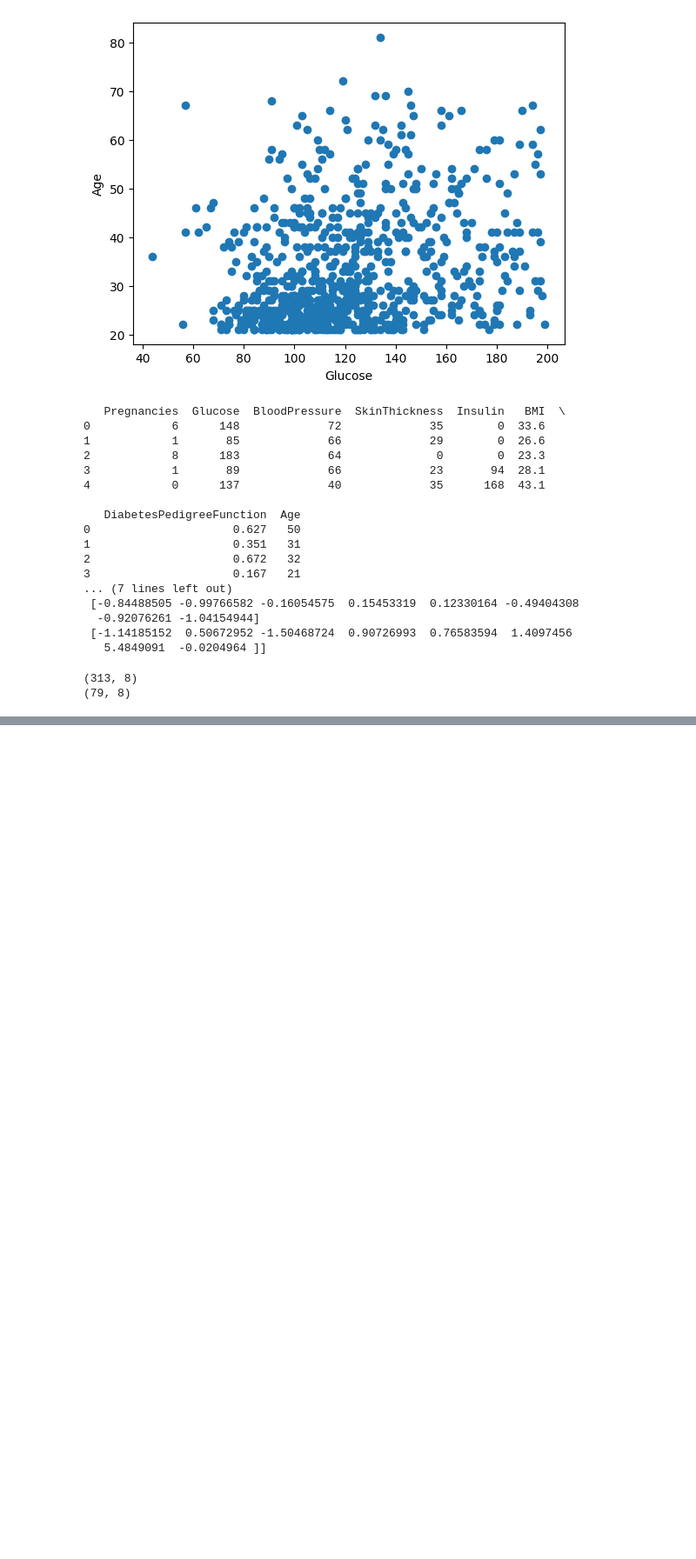
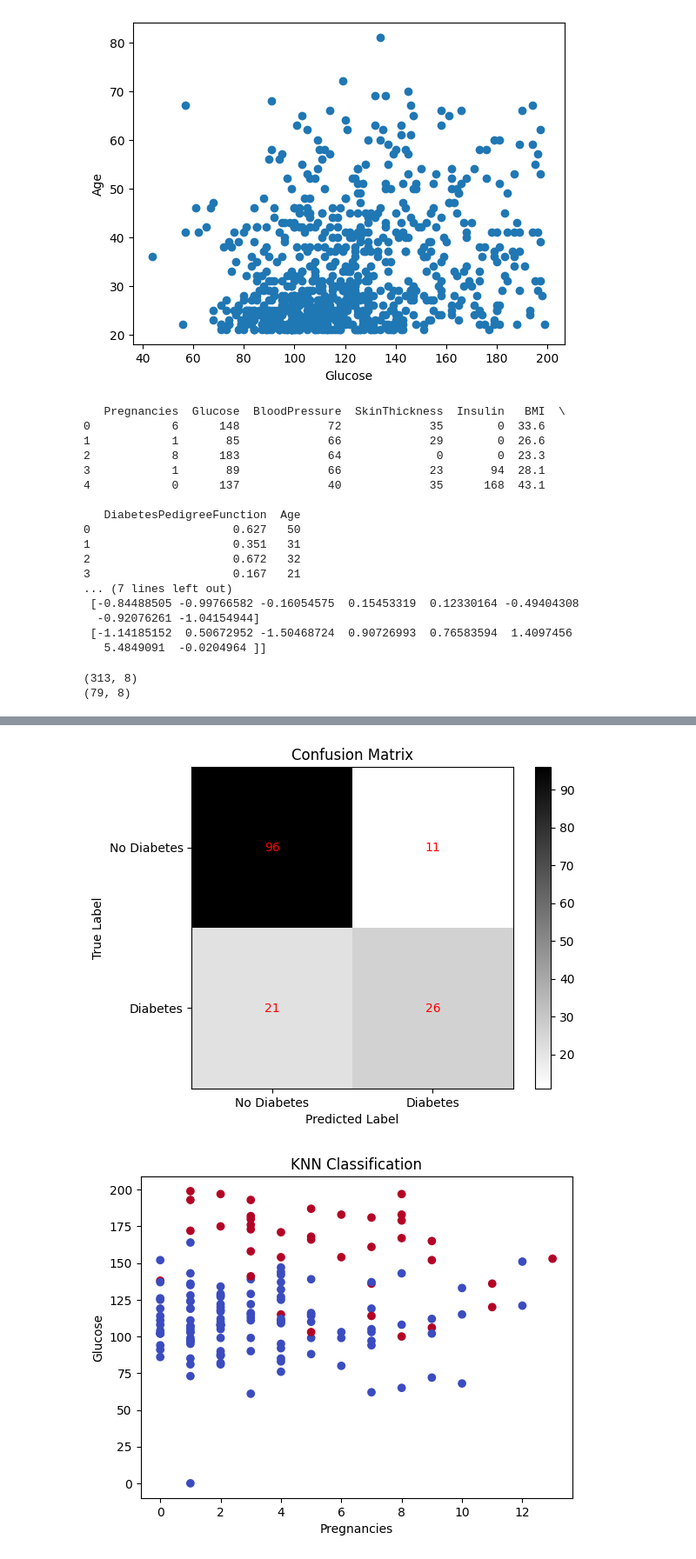
Before and after one commit to gru13/X_gen_learning2023_Work_shop, a Jupyter notebook: X_gen_learning/Data_pre_processing/data_preprocessing.ipynb, the cells around one changed output, grey strips where cells are left out. Shown at 87% size. Cells and saved outputs as stored; diff of their text form; code cells hidden in the pictures; blank space fills up the shorter version.

```diff
--- a/X_gen_learning/Data_pre_processing/data_preprocessing.ipynb
+++ b/X_gen_learning/Data_pre_processing/data_preprocessing.ipynb
@@ -407,0 +394,47 @@ plt.show()
+# %%
+from sklearn.neighbors import KNeighborsClassifier
+from sklearn.metrics import confusion_matrix
+from matplotlib.colors import ListedColormap
+
+# Load the dataset into a pandas DataFrame
+df = pd.read_csv('diabetes.csv')
+
+# Split the dataset into a training set and a testing set
+X = df.iloc[:, :-1].values
+y = df.iloc[:, -1].values
+X_train, X_test, y_train, y_test = train_test_split(X, y, test_size=0.2, random_state=0)
+
+# Train the KNN model
+classifier = KNeighborsClassifier(n_neighbors=10, metric='minkowski', p=2)
+classifier.fit(X_train, y_train)
+
+# Predict the testing set results
+y_pred = classifier.predict(X_test)
+
+cm = confusion_matrix(y_test, y_pred)
+
+# Create a plot of the confusion matrix
+plt.imshow(cm, cmap='binary')
+plt.colorbar()
+
+
+# Add text annotations to the plot
+for i in range(cm.shape[0]):
+    for j in range(cm.shape[1]):
+        plt.text(j, i, str(cm[i, j]), ha='center', va='center', color='red')
+
+plt.xticks(np.arange(2), ['No Diabetes', 'Diabetes'])
+plt.yticks(np.arange(2), ['No Diabetes', 'Diabetes'])
+plt.xlabel('Predicted Label')
+plt.ylabel('True Label')
+plt.title('Confusion Matrix')
+plt.show()
+
+plt.scatter(X_test[:, 0], X_test[:, 1], c=y_pred, cmap='coolwarm')
+plt.xlabel('Pregnancies')
+plt.ylabel('Glucose')
+plt.title('KNN Classification')
+plt.show()
+# %% [output]
+[figure, added]
+[figure, added]
```
Also changed, not shown: parts of 3 cells of this notebook, 3 other files.
